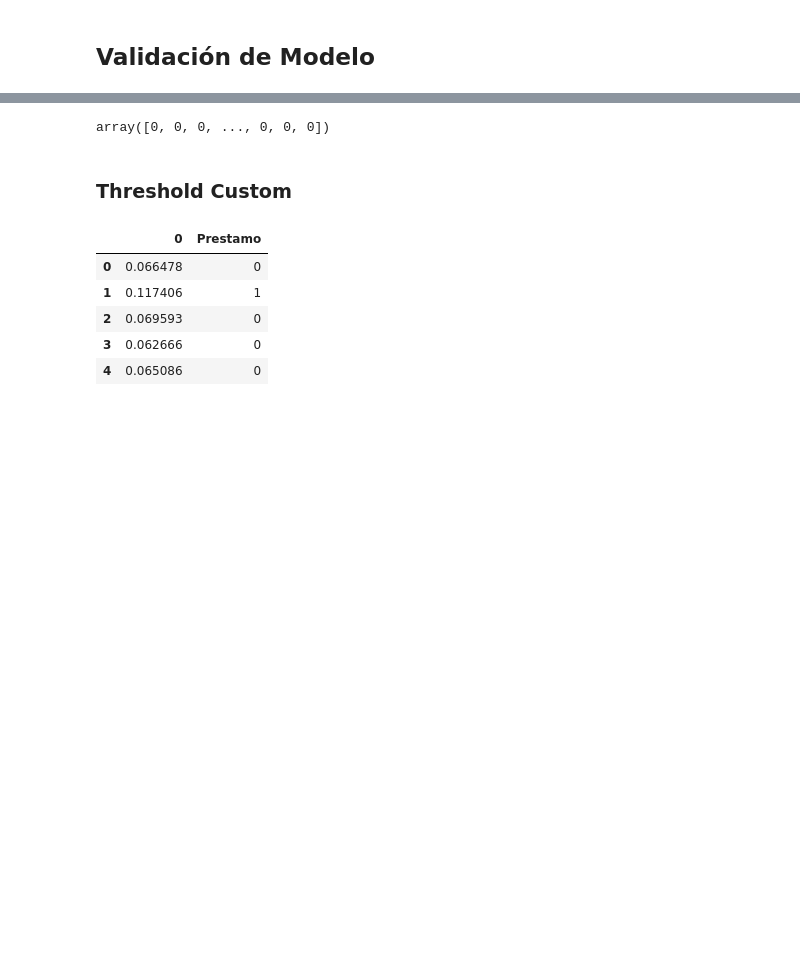
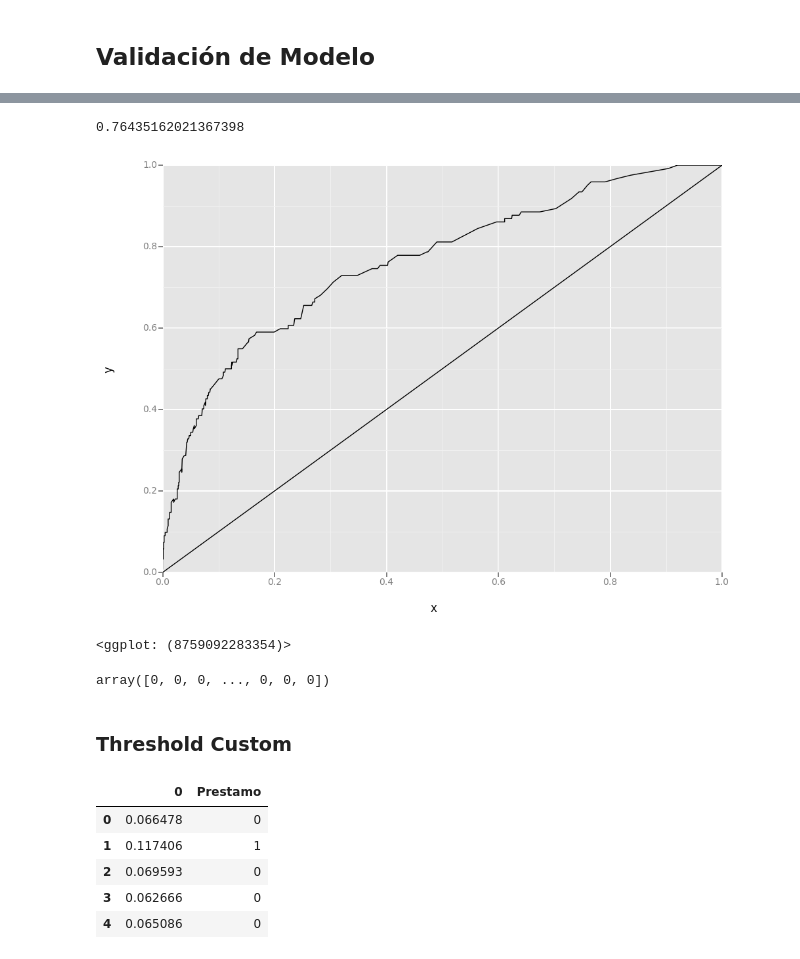
Before and after one commit to devJCM/ML-devJCM, a Jupyter notebook: Modulo 8-Practica 17 (Regresion Logistica).ipynb, the cells around one changed output, grey strips where cells are left out. Saved outputs shown, nothing was run; the diff lists cells and outputs as text; code cells hidden in the pictures; blank space fills up the shorter version.

```diff
--- a/Modulo 8-Practica 17 (Regresion Logistica).ipynb
+++ b/Modulo 8-Practica 17 (Regresion Logistica).ipynb
@@ -233,3 +240,22 @@ metrics.accuracy_score(prediccion,y_test) #precision de los valores calculados c
+# %%
+predicciones=pd.DataFrame(prediccion2[:,1]) #obtener solo los puros valores
+
+especidad,sensiblidad,_=metrics.roc_curve(y_test,predicciones)
+
+df_roc=pd.DataFrame({
+    'x':especidad,
+    'y':sensiblidad
+})
+
+area_under_roc=metrics.auc(especidad,sensiblidad)
+area_under_roc
+# %% [output]
+0.76435162021367398
+# %%
+ggplot(df_roc,aes(x='x',y='y'))+geom_line()+geom_abline(line_type='dashed')
+# %% [output]
+[figure, added]
+<ggplot: (8759092283354)>
 # %%
 predicction = cross_val_predict(logisticmodel2, new_x, y, cv=10)
 predicction
```
Also changed, not shown: parts of 13 cells of this notebook.
